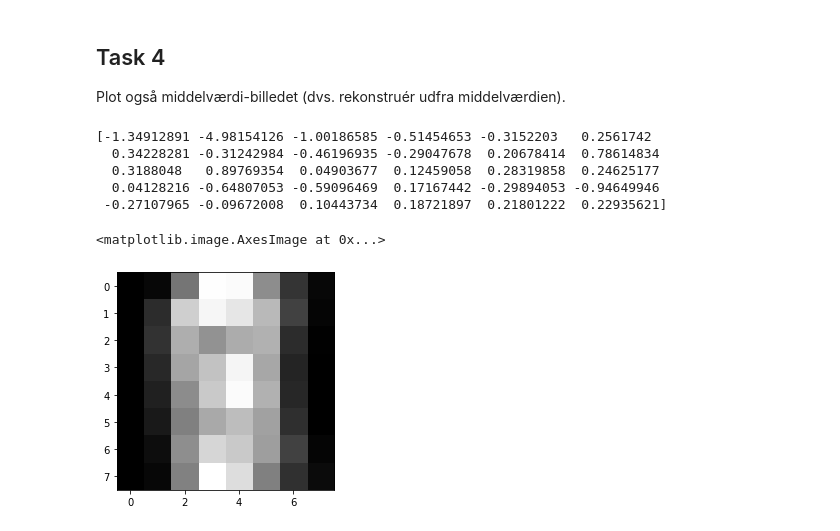
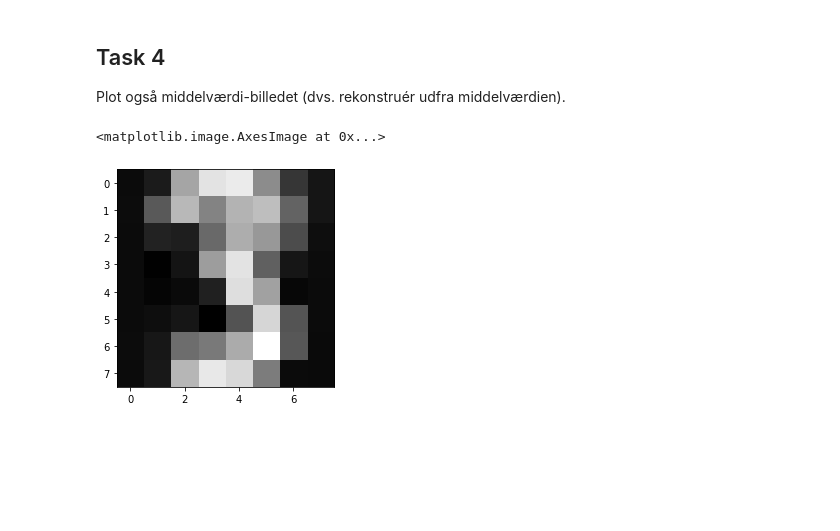
Before and after one commit to Machine-Learning-AU-2020/L05-PCA, a Jupyter notebook: PCA_Exercise.ipynb, the cells around one changed output. Drawn from its saved outputs; the diff is of its cells as text; code cells hidden in the pictures; blank space fills up the shorter version.

```diff
--- a/PCA_Exercise.ipynb
+++ b/PCA_Exercise.ipynb
@@ -163,21 +163,15 @@ Plot også middelværdi-billedet (dvs. rekonstruér udfra middelværdien).
 # %%
 threes = np.array([data30Dim[3]]);
 
-for n in np.arange(13,1013,10):
+for n in np.arange(13,33,10):
     threes = np.append(threes,[data30Dim[n]], axis=0)
 
 meanThrees = np.mean(threes, axis=0)
 
 recovered_data = pca.inverse_transform(meanThrees);
-print(meanThrees)
 
 plt.figure(0)
 plt.imshow(recovered_data.reshape(8,8), cmap='gray')
 # %% [output]
-[-1.34912891 -4.98154126 -1.00186585 -0.51454653 -0.3152203   0.2561742
-  0.34228281 -0.31242984 -0.46196935 -0.29047678  0.20678414  0.78614834
-  0.3188048   0.89769354  0.04903677  0.12459058  0.28319858  0.24625177
-  0.04128216 -0.64807053 -0.59096469  0.17167442 -0.29894053 -0.94649946
- -0.27107965 -0.09672008  0.10443734  0.18721897  0.21801222  0.22935621]
+<matplotlib.image.AxesImage at 0x...>
-<matplotlib.image.AxesImage at 0x...>
-[figure, old version]
+[figure, new version]
```
